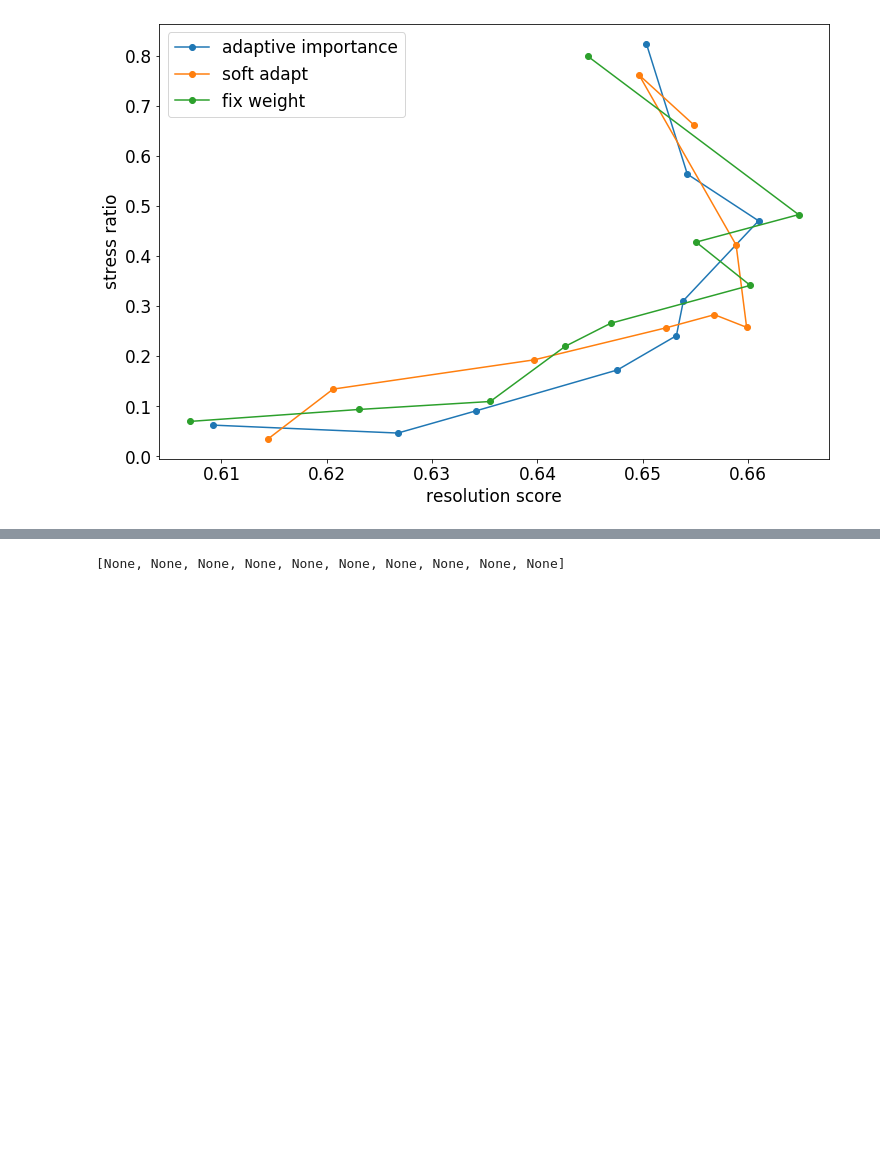
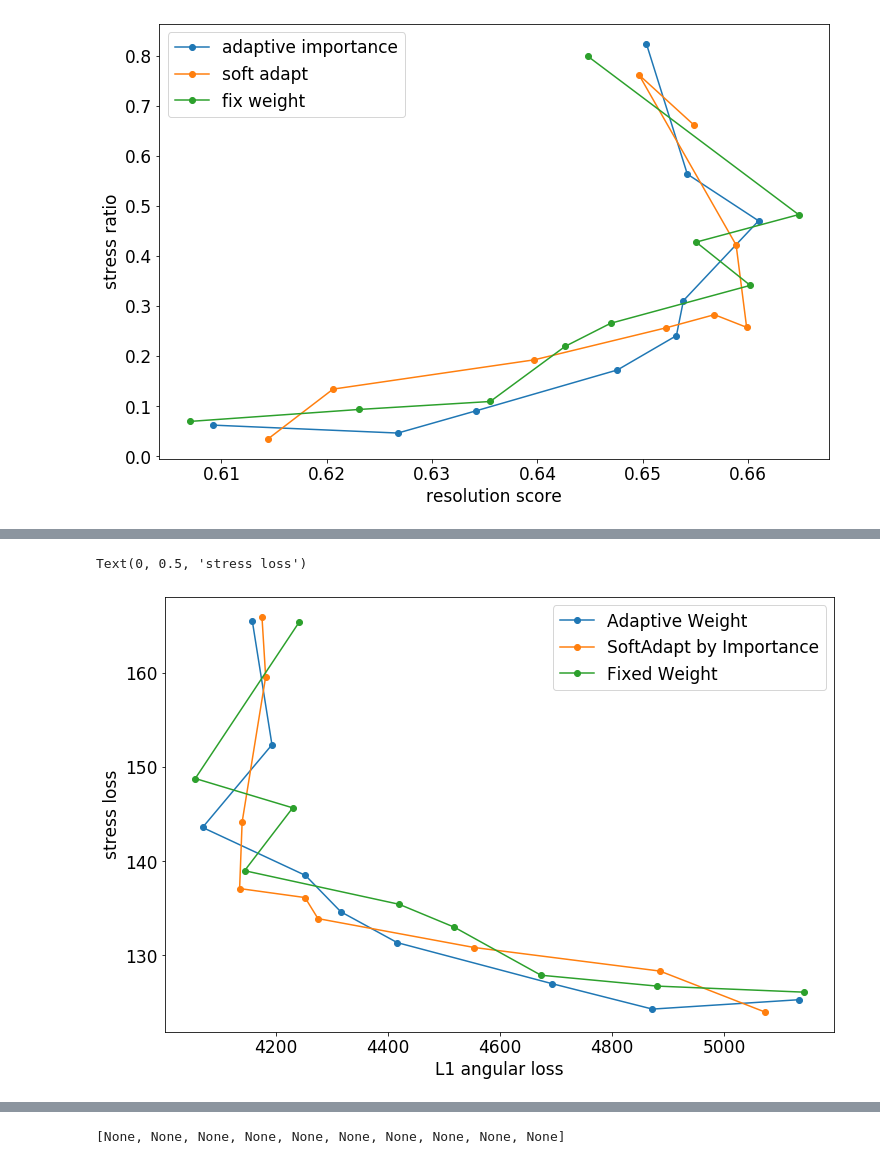
Before and after one commit to zhenxingCui/deepgd, a Jupyter notebook: metrics/softadapt_frontier.ipynb, the cells around one changed output, grey strips where cells are left out. Saved outputs shown, nothing was run; the diff lists cells and outputs as text; code cells hidden in the pictures; blank space fills up the shorter version.

```diff
--- a/metrics/softadapt_frontier.ipynb
+++ b/metrics/softadapt_frontier.ipynb
@@ -76,3 +82,7 @@ plt.ylabel('stress ratio', fontsize=17)
 # %% [output]
 Text(0, 0.5, 'stress ratio')
 [figure]
+# %%
+fixs = [fix[i]['stress'].mean().item() for i in range(9)]
+fixa = [fix[i]['losses'][:,1].mean().item() for i in range(9)]
+fixs, fixa
@@ -78,0 +108,6 @@ Text(0, 0.5, 'stress ratio')
+# %%
+sas = [sa[i]['stress'].mean().item() for i in range(9)]
+saa = [sa[i]['losses'][:,1].mean().item() for i in range(9)]
+sas[0] = 166
+saa[0] = 4175
+sas, saa
@@ -78,0 +133,10 @@ Text(0, 0.5, 'stress ratio')
+# %%
+fixws = np.zeros(9)
+fixwa = np.zeros(9)
+fixws[[0,2,4,6,7,8]] = [fixw[i]['stress'].mean().item() for i in range(6)]
+fixwa[[0,2,4,6,7,8]] = [fixw[i]['losses'][:,1].mean().item() for i in range(6)]
+fixws[[1,3,5]] = [148.8, 139, 133]
+fixwa[[1,3,5]] = [4056, 4144, 4518]
+fixws = list(fixws)
+fixwa = list(fixwa)
+fixws, fixwa
@@ -78,0 +162,13 @@ Text(0, 0.5, 'stress ratio')
+# %%
+plt.figure(figsize=[12, 8])
+plt.plot(fixa, fixs, 'o-')
+plt.plot(saa, sas, 'o-')
+plt.plot(fixwa, fixws, 'o-')
+plt.xticks(fontsize=17)
+plt.yticks(fontsize=17)
+plt.legend(['Adaptive Weight', 'SoftAdapt by Importance', 'Fixed Weight'], fontsize=17)
+plt.xlabel('L1 angular loss',fontsize=17)
+plt.ylabel('stress loss',fontsize=17)
+# %% [output]
+Text(0, 0.5, 'stress loss')
+[figure, added]
```
Also changed, not shown: parts of 9 cells of this notebook, 1 other file.
